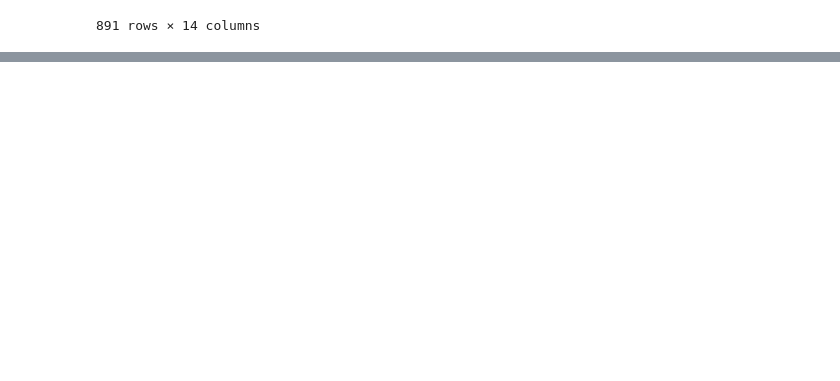
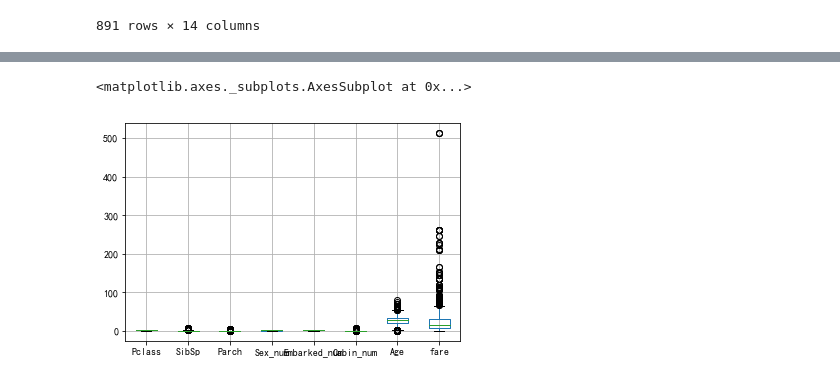
Before and after one commit to a331363549/Python4MLProject, a Jupyter notebook: 实验/titanic_pro/titanic.ipynb, the cells around one changed output, grey strips where cells are left out. Cells and saved outputs as stored; diff of their text form; code cells hidden in the pictures; blank space fills up the shorter version.

```diff
--- a/实验/titanic_pro/titanic.ipynb
+++ b/实验/titanic_pro/titanic.ipynb
@@ -116,0 +95,25 @@ Name: Cabin, Length: 891, dtype: object
+# %%
+# data['Cabin_num'] = data['Cabin'].where( data['Cabin'].isin(['U']),1)
+def get_Cabin_num(x):
+    if 'A' in x:
+        return 1
+    elif 'B' in x:
+        return 2
+    elif 'C' in x:
+        return 3
+    elif 'D' in x:
+        return 4
+    elif 'E' in x:
+        return 5
+    elif 'F' in x:
+        return 6
+    elif 'G' in x:
+        return 7
+    elif 'T' in x:
+        return 8
+    else:
+        return 0
+#data['Cabin'].where(~data['Cabin'].isin(['T']),8)
+data['Cabin_num']= data['Cabin'].apply(get_Cabin_num)
+# data['Cabin_num']
+data['Cabin_num']
@@ -116,0 +138,14 @@ Name: Cabin, Length: 891, dtype: object
+# %%
+plt.rcParams['font.sans-serif'] = ['SimHei']
+df = pd.DataFrame({'Pclass':data['Pclass'],
+                     'SibSp':data['SibSp'],
+                     'Parch':data['Parch'],
+                     'Sex_num':data['Sex_num'],
+                     'Embarked_num':data['Embarked_num'],
+                     'Cabin_num':data['Cabin_num'],
+                     'Age':data['Age'],
+                     'fare':data['Fare']})
+df.boxplot()
+# %% [output]
+<matplotlib.axes._subplots.AxesSubplot at 0x...>
+[figure, added]
```
Also changed, not shown: parts of 7 cells of this notebook, 1 other file.
